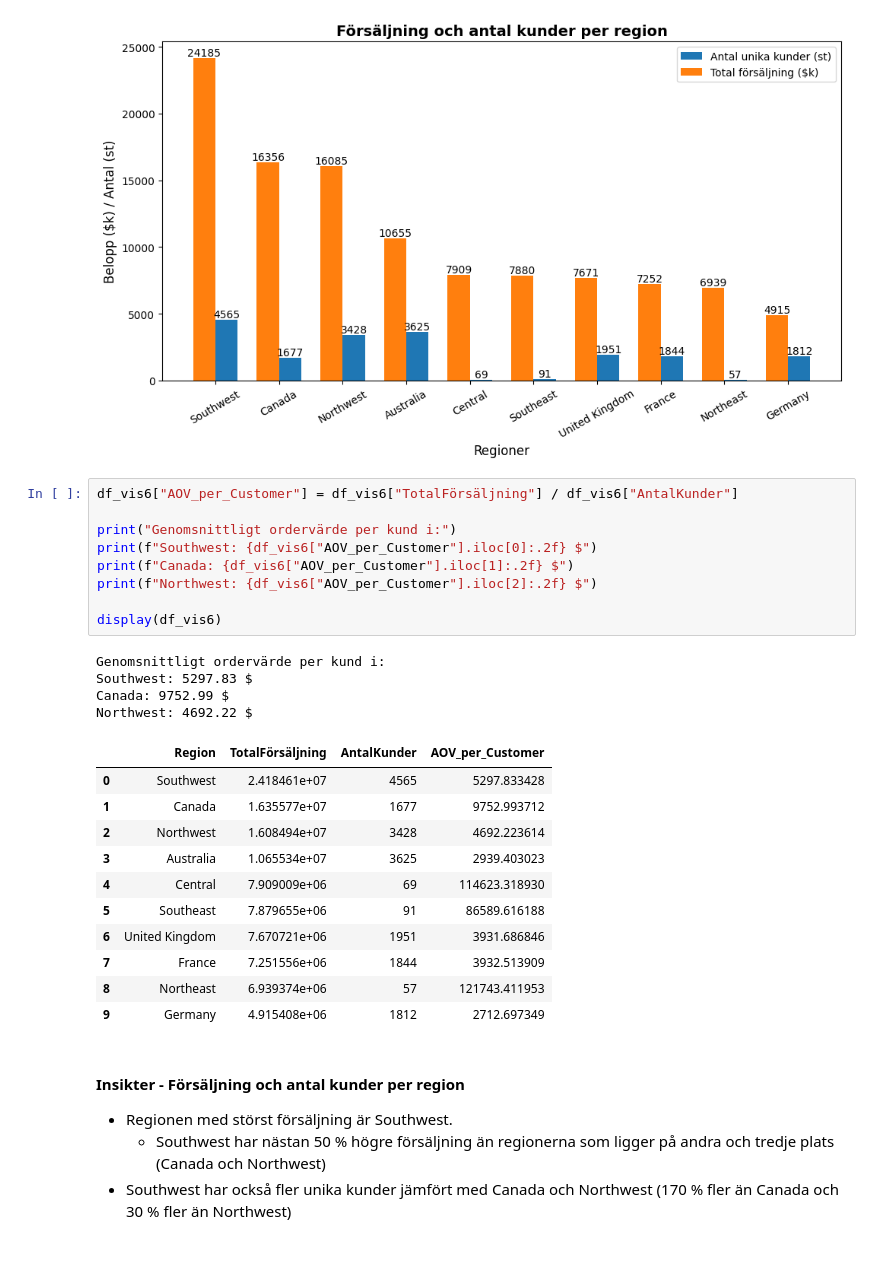
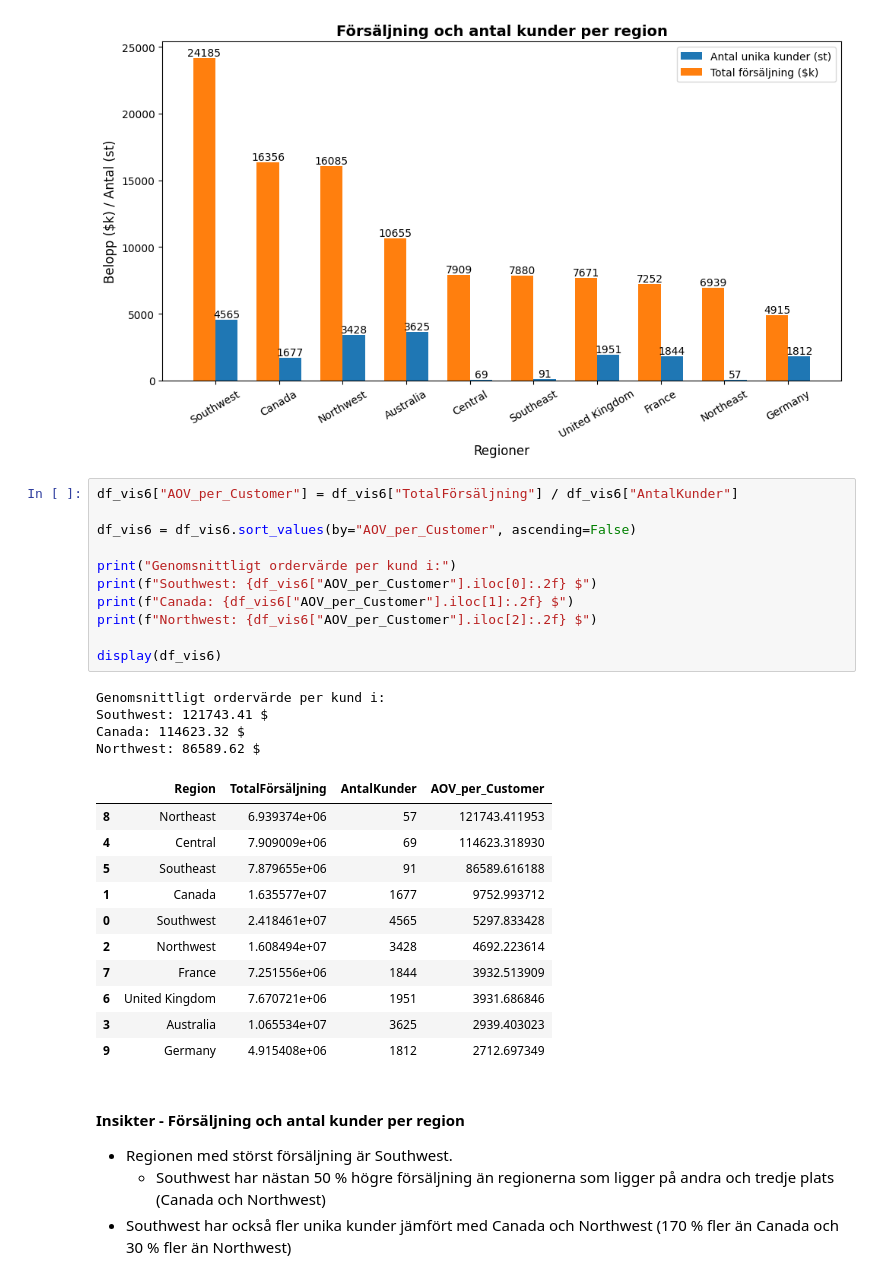
Before and after one commit to josefinoleryd/AdventureWorks_Sales_analysis, a Jupyter notebook: Rapport.ipynb, the cells around one changed output. Cells and saved outputs as stored; diff of their text form.

```diff
--- a/Rapport.ipynb
+++ b/Rapport.ipynb
@@ -682,28 +683,30 @@ plt.tight_layout()
 [figure]
 # %%
 df_vis6["AOV_per_Customer"] = df_vis6["TotalFörsäljning"] / df_vis6["AntalKunder"]
+
+df_vis6 = df_vis6.sort_values(by="AOV_per_Customer", ascending=False)
 
 print("Genomsnittligt ordervärde per kund i:")
 print(f"Southwest: {df_vis6["AOV_per_Customer"].iloc[0]:.2f} $")
 print(f"Canada: {df_vis6["AOV_per_Customer"].iloc[1]:.2f} $")
 print(f"Northwest: {df_vis6["AOV_per_Customer"].iloc[2]:.2f} $")
 
 display(df_vis6)
 # %% [output]
 Genomsnittligt ordervärde per kund i:
-Southwest: 5297.83 $
-Canada: 9752.99 $
-Northwest: 4692.22 $
+Southwest: 121743.41 $
+Canada: 114623.32 $
+Northwest: 86589.62 $
 |  | Region | TotalFörsäljning | AntalKunder | AOV_per_Customer |
-| 0 | Southwest | 2.418461e+07 | 4565 | 5297.833428 |
-| 1 | Canada | 1.635577e+07 | 1677 | 9752.993712 |
-| 2 | Northwest | 1.608494e+07 | 3428 | 4692.223614 |
-| 3 | Australia | 1.065534e+07 | 3625 | 2939.403023 |
+| 8 | Northeast | 6.939374e+06 | 57 | 121743.411953 |
 | 4 | Central | 7.909009e+06 | 69 | 114623.318930 |
 | 5 | Southeast | 7.879655e+06 | 91 | 86589.616188 |
+| 1 | Canada | 1.635577e+07 | 1677 | 9752.993712 |
+| 0 | Southwest | 2.418461e+07 | 4565 | 5297.833428 |
+| 2 | Northwest | 1.608494e+07 | 3428 | 4692.223614 |
+| 7 | France | 7.251556e+06 | 1844 | 3932.513909 |
 | 6 | United Kingdom | 7.670721e+06 | 1951 | 3931.686846 |
-| 7 | France | 7.251556e+06 | 1844 | 3932.513909 |
-| 8 | Northeast | 6.939374e+06 | 57 | 121743.411953 |
+| 3 | Australia | 1.065534e+07 | 3625 | 2939.403023 |
 | 9 | Germany | 4.915408e+06 | 1812 | 2712.697349 |
 # %% [markdown]
 #### Insikter - Försäljning och antal kunder per region
```
Also changed, not shown: parts of 4 cells of this notebook, 1 other file.
